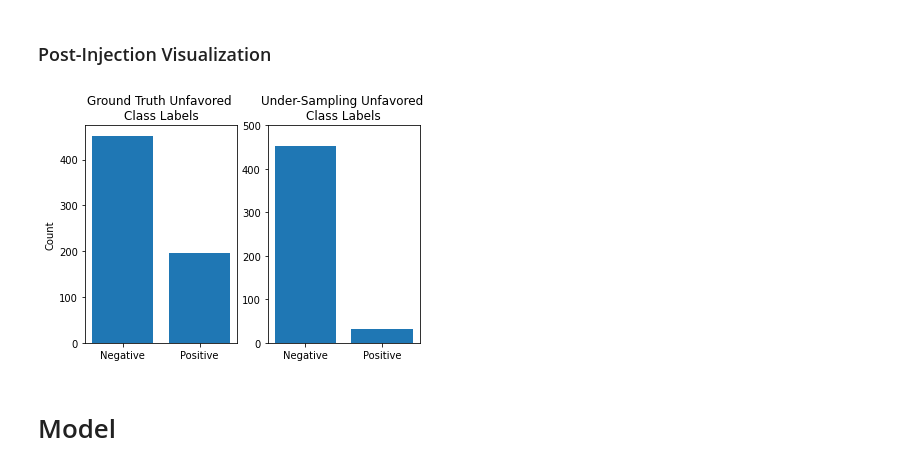
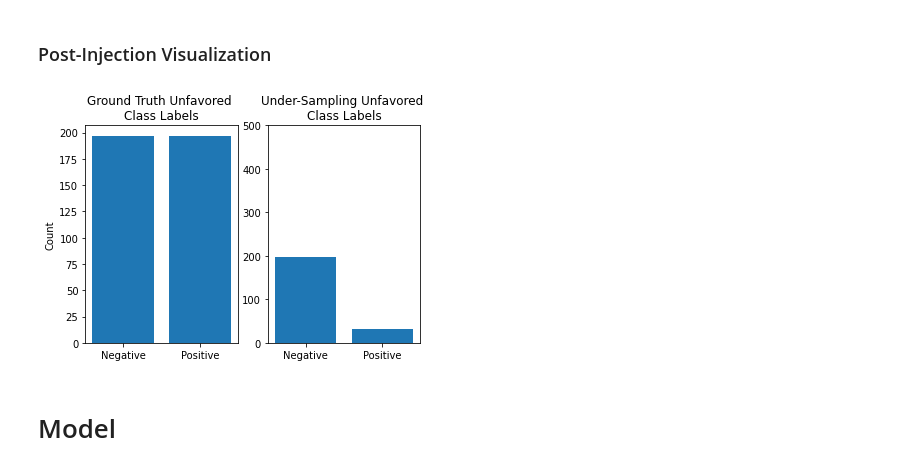
Before and after one commit to mnagired/fairness-sandbox, a Jupyter notebook: under.ipynb, the cells around one changed output. Drawn from its saved outputs; the diff is of its cells as text; code cells hidden in the pictures.

```diff
--- a/under.ipynb
+++ b/under.ipynb
@@ -247,25 +229,25 @@ y_bias_true = df_concat['pass']
 # %%
 positive = len(df_unfavored['pass'] == 0)
 true_positive = len(df_unfavored['pass'] == 1)
 bias_positive = len(df_undersampled)
 
 x_vals = ['Negative', "Positive"]
-y_vals_true = [favored, true_unfavored]
-y_vals_bias = [favored, bias_unfavored]
+y_vals_true = [positive, true_positive]
+y_vals_bias = [positive, bias_positive]
 
 plt.subplot(1,2,1)
 plt.bar(x_vals, y_vals_true)
 plt.title("Ground Truth Unfavored \nClass Labels")
 plt.ylabel("Count")
 
 plt.subplot(1,2,2)
 plt.bar(x_vals, y_vals_bias)
 plt.title("Under-Sampling Unfavored \nClass Labels")
 plt.ylim([0,500])
 
 plt.show()
 # %% [output]
-[figure, old version]
+[figure, new version]
 # %% [markdown]
 # Model
 # %% [markdown]
```
Also changed, not shown: parts of 19 cells of this notebook.
